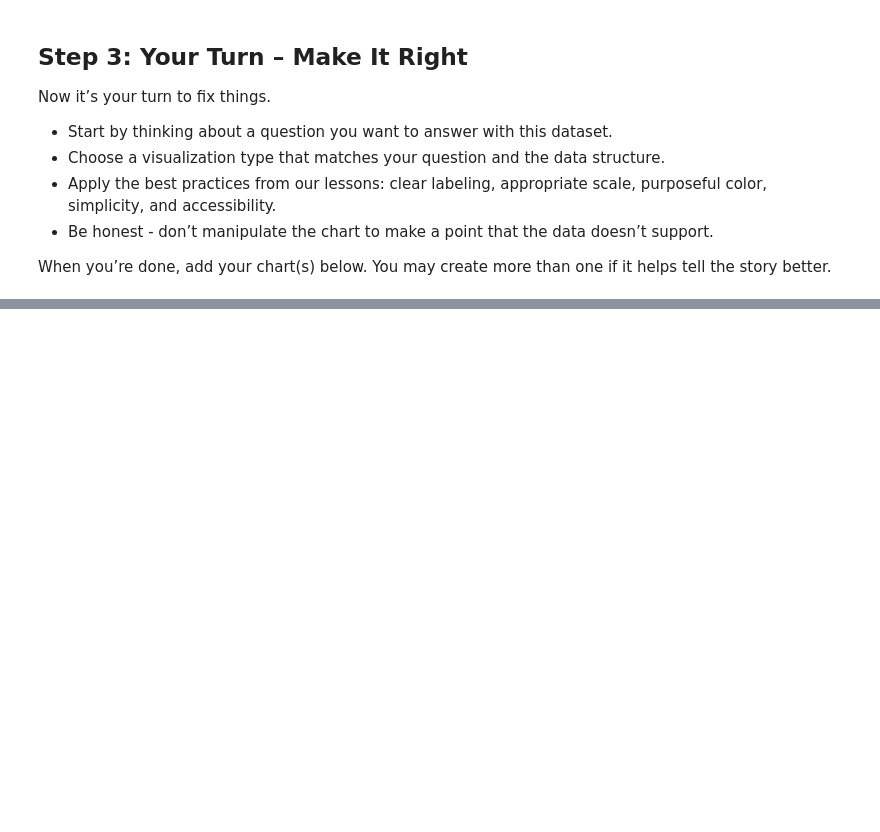
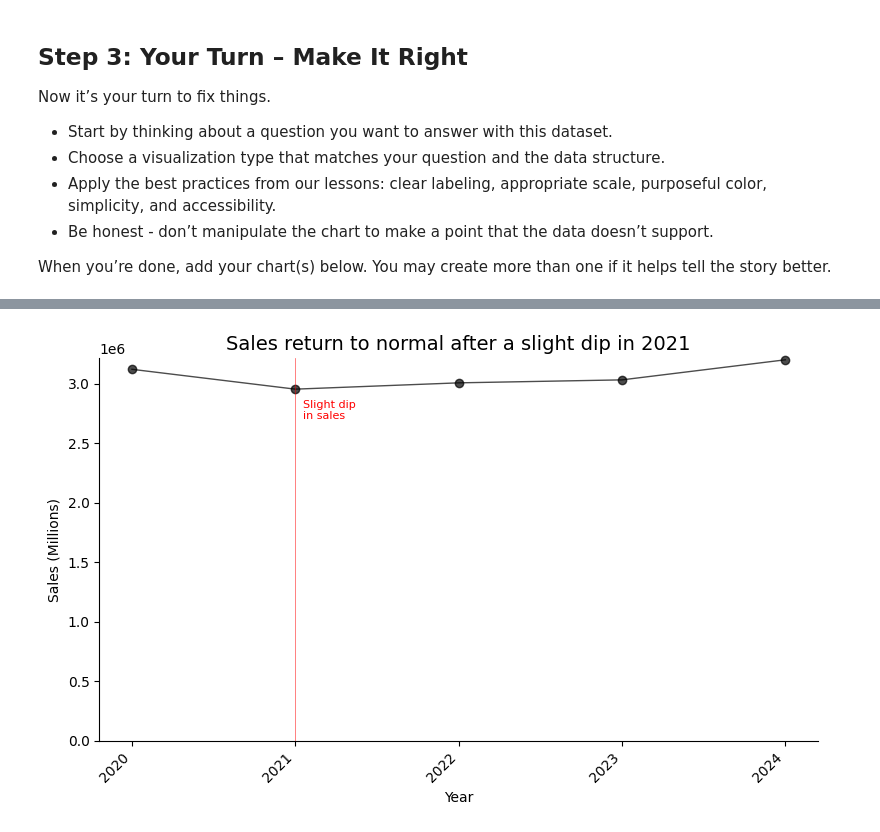
Before and after one commit to amallred/DA_M3_DataVizChallenge, a Jupyter notebook: data_viz_ethics_challenge.ipynb, the cells around one changed output, grey strips where cells are left out. Saved outputs shown, nothing was run; the diff lists cells and outputs as text; code cells hidden in the pictures; blank space fills up the shorter version.

Commit message:
redesigned chart 1

```diff
--- a/data_viz_ethics_challenge.ipynb
+++ b/data_viz_ethics_challenge.ipynb
@@ -96,0 +99,3 @@ When you’re done, add your chart(s) below. You may create more than one if it
+# %%
+subset_sales = coffee_df.groupby("Year")["Sales"].sum().reset_index()
+subset_profit = coffee_df.groupby("Year")["Profit"].sum().reset_index()
@@ -96,0 +110,49 @@ When you’re done, add your chart(s) below. You may create more than one if it
+# %%
+# plt.figure(figsize=(8,5))
+
+# Resource: https://stackoverflow.com/questions/22642511/change-y-range-to-start-from-0-with-matplotlib
+# I also had to use chatgpt to figure out why an extra output was happening. using the below formula with `1` in the parentheses in addition to the line above formed two plots, but the first was empty. This is the OOP style:
+fig, ax = plt.subplots(figsize=(8,5))
+
+plt.plot(
+    subset_sales["Year"],
+    subset_sales["Sales"],
+    color="black",
+    linewidth=1,
+    marker="o",
+    alpha = .7,
+    clip_on=False
+    )
+
+ax.set_ylim(bottom=0)
+ax.set_xticks(subset_sales['Year'])
+# Note about the above: after MUCH searching yielding confusing/unhelpful results, I did ask ChatGPT for help figuring out how to show only the (whole) years shown in the data. This is a much simpler solution than working with datetime.
+
+ax = plt.gca()
+ax.spines['top'].set_visible(False)
+ax.spines['right'].set_visible(False)
+
+ax.axvline(
+    2021,
+    color="red",
+    linewidth = 0.5,
+    alpha = .7
+)
+ax.text(
+    2021+0.05,
+    2700000,
+    'Slight dip\nin sales',
+    color="red",
+    fontsize=8
+)
+
+plt.title("Sales return to normal after a slight dip in 2021", fontsize=14, color="Black")
+plt.xlabel("Year")
+plt.ylabel("Sales (Millions)")
+plt.xticks(rotation=45, ha="right",fontsize=10)
+plt.yticks(fontsize=10)
+
+plt.tight_layout()
+plt.show()
+# %% [output]
+[figure, added]
```
Also changed, not shown: parts of 8 cells of this notebook.
